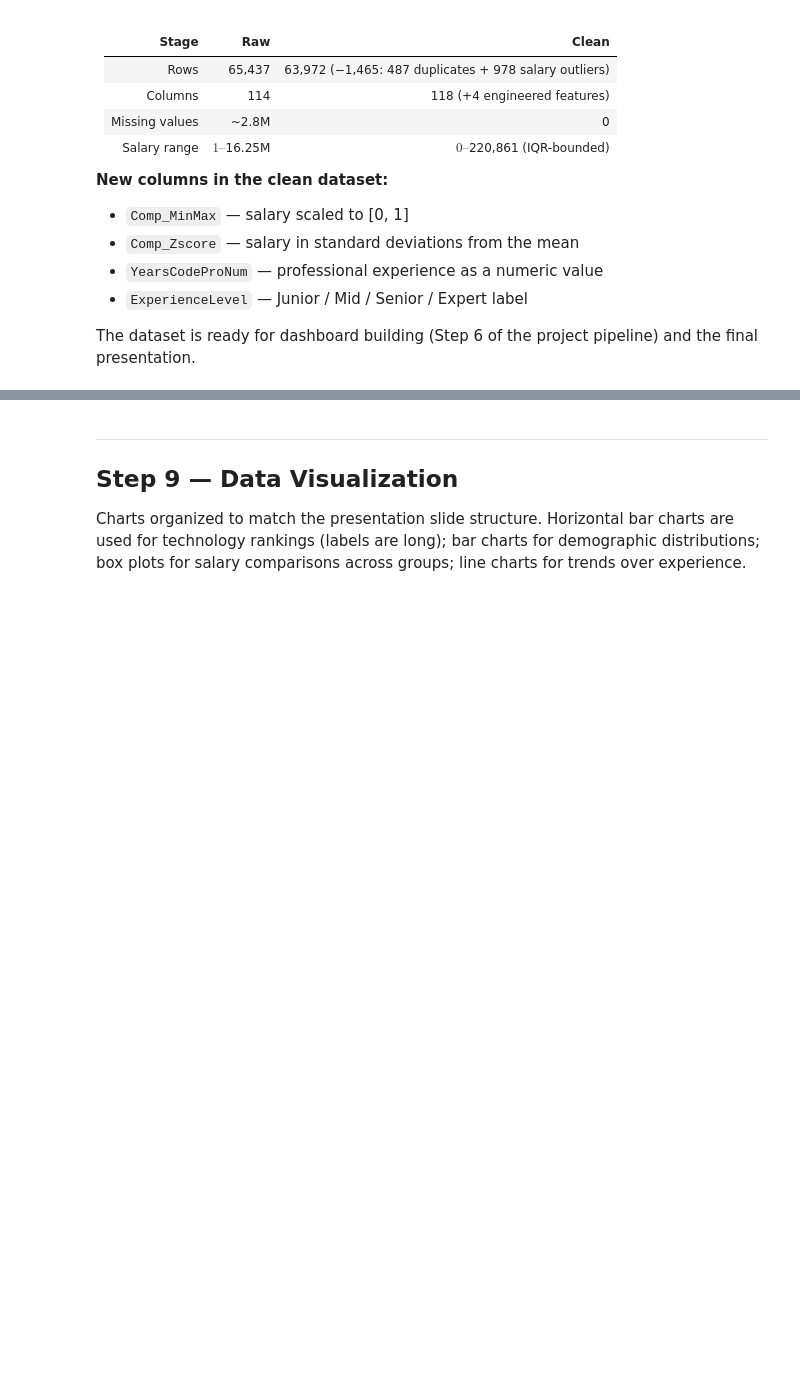
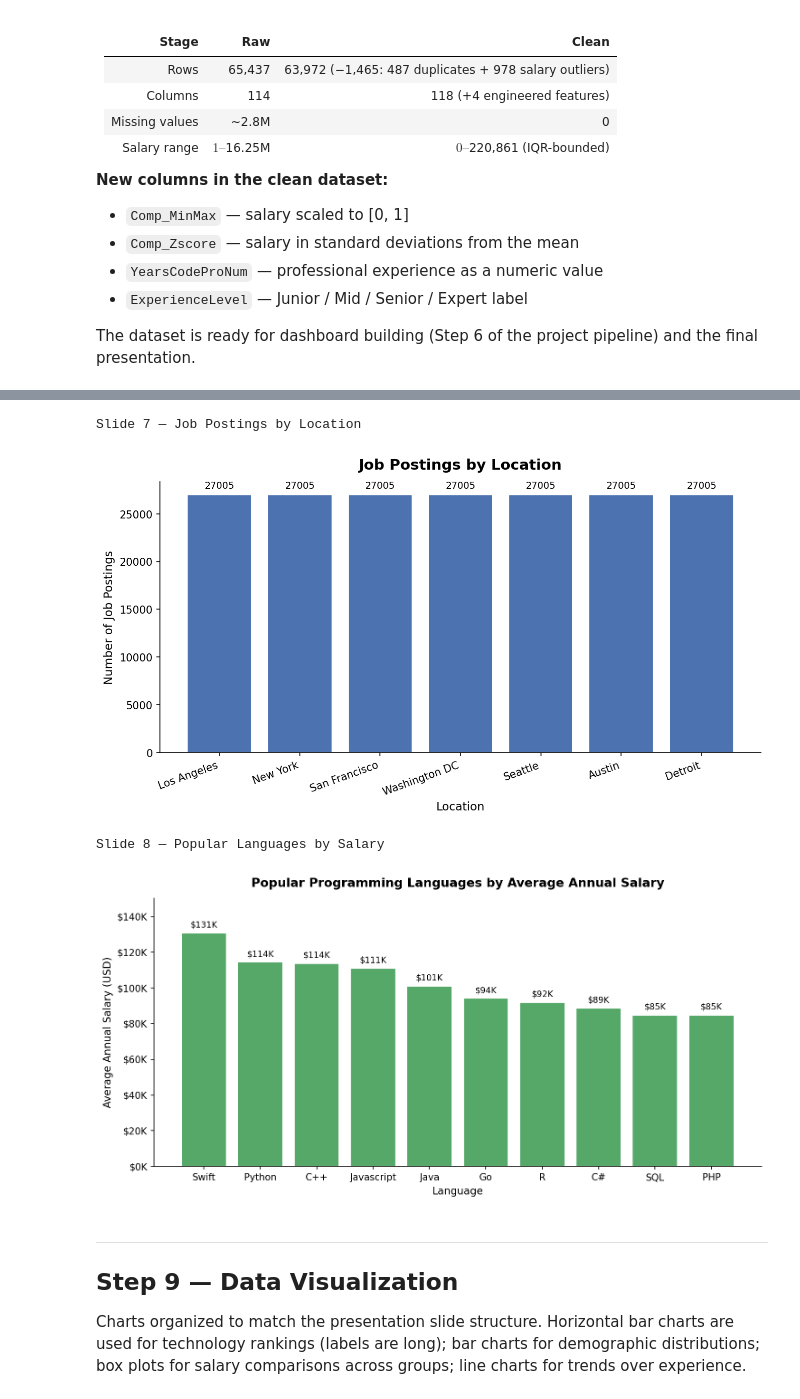
Before and after one commit to adriant25/ibm-data-analyst-capstone, a Jupyter notebook: capstone-project/Capstone_Survey_Analysis.ipynb, the cells around one changed output, grey strips where cells are left out. Saved outputs shown, nothing was run; the diff lists cells and outputs as text; code cells hidden in the pictures; blank space fills up the shorter version.

```diff
--- a/capstone-project/Capstone_Survey_Analysis.ipynb
+++ b/capstone-project/Capstone_Survey_Analysis.ipynb
@@ -607,3 +612,22 @@ The dataset is ready for dashboard building (Step 6 of the project pipeline) and
+# %%
+# -- Display Module 1 charts (generated by dedicated notebooks) -------------
+from IPython.display import Image, display
+import os
+
+for fname, title in [
+    ("charts/job_postings.png",      "Slide 7 — Job Postings by Location"),
+    ("charts/popular_languages.png", "Slide 8 — Popular Languages by Salary"),
+]:
+    if os.path.exists(fname):
+        print(title)
+        display(Image(fname))
+    else:
+        print(f"Run the Module 1 notebook to generate: {fname}")
+# %% [output]
+Slide 7 — Job Postings by Location
+[figure, added]
+Slide 8 — Popular Languages by Salary
+[figure, added]
 # %% [markdown]
 ---
 ## Step 9 — Data Visualization
```
Also changed, not shown: parts of 1 cell of this notebook, 7 other files.
